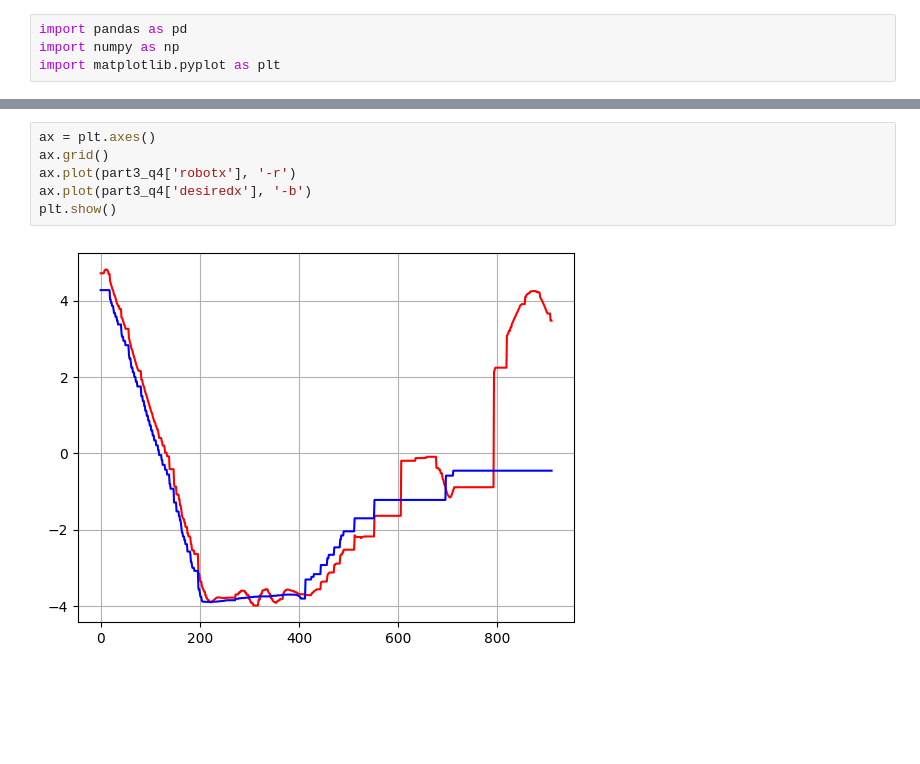
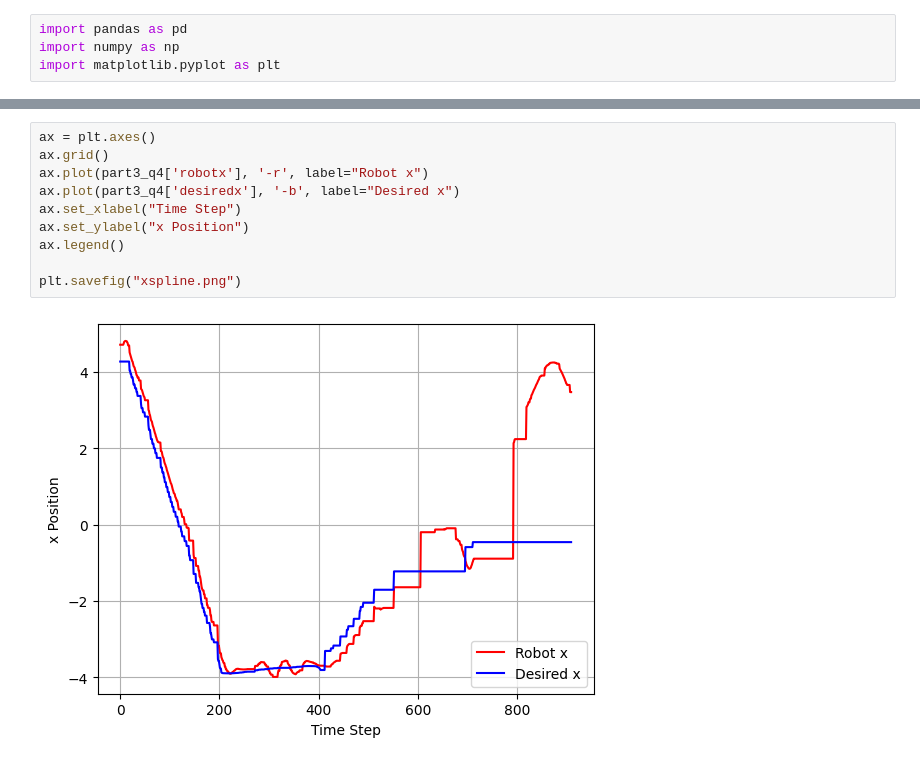
Before and after one commit to depaulmillz/CSE460-robotics, a Jupyter notebook: optitrack_practice/Plots.ipynb, the cells around one changed output, grey strips where cells are left out. Drawn from its saved outputs; the diff is of its cells as text; blank space fills up the shorter version.

```diff
--- a/optitrack_practice/Plots.ipynb
+++ b/optitrack_practice/Plots.ipynb
@@ -61,11 +87,15 @@ plt.show()
 # %%
 ax = plt.axes()
 ax.grid()
-ax.plot(part3_q4['robotx'], '-r')
-ax.plot(part3_q4['desiredx'], '-b')
-plt.show()
+ax.plot(part3_q4['robotx'], '-r', label="Robot x")
+ax.plot(part3_q4['desiredx'], '-b', label="Desired x")
+ax.set_xlabel("Time Step")
+ax.set_ylabel("x Position")
+ax.legend()
+
+plt.savefig("xspline.png")
 # %% [output]
-[figure, old version]
+[figure, new version]
 # %%
 ax = plt.axes()
 ax.grid()
```
Also changed, not shown: parts of 8 cells of this notebook, 7 other files.
